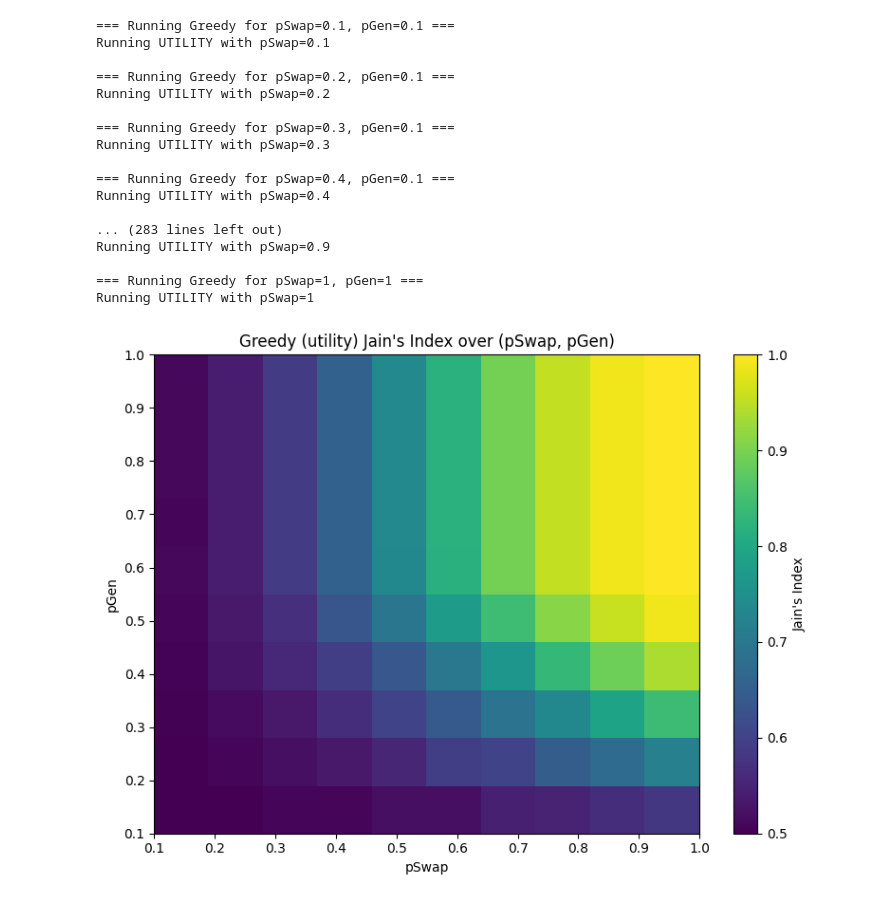
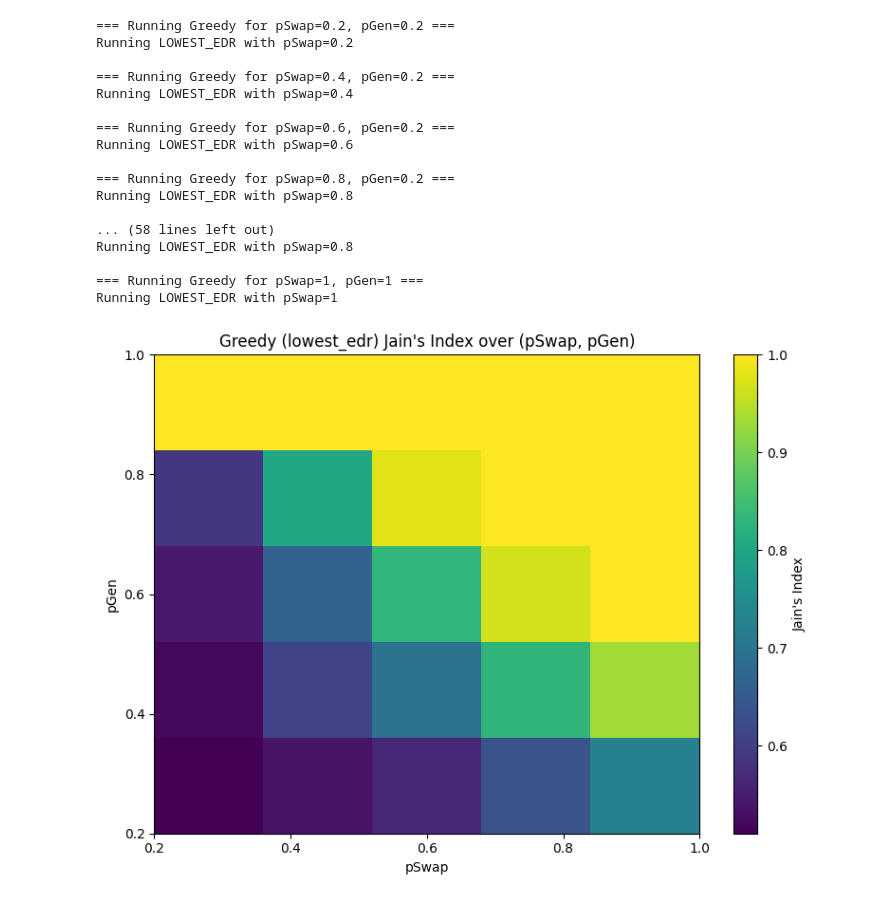
Before and after one commit to Berat03/quantumScheduling, a Jupyter notebook: new/greedy.ipynb, the cells around one changed output. Cells and saved outputs as stored; diff of their text form; code cells hidden in the pictures.

```diff
--- a/new/greedy.ipynb
+++ b/new/greedy.ipynb
@@ -469,12 +497,14 @@ AttributeError: 'float' object has no attribute 'upper'
 pSwap_values = [0.1, 0.2, 0.3, 0.4, 0.5, 0.6, 0.7, 0.8, 0.9, 1]
 pGen_values =[0.1, 0.2, 0.3, 0.4, 0.5, 0.6, 0.7, 0.8, 0.9, 1]
 
+pSwap_values = [0.2, 0.4, 0.6, 0.8, 1]
+pGen_values =[0.2, 0.4, 0.6, 0.8, 1]
 pSwap = 0.6
 pGen = 0.6
 maxAge = 3
 
 num_steps = 50_000
-policy = 'utility'   # 'utility', 'random', 'lowest_edr', etc.
+policy = 'lowest_edr'   # 'utility', 'random', 'lowest_edr', etc.
 seed = 30
 random.seed(seed)
 np.random.seed(seed)
@@ -521,42 +551,42 @@ plt.colorbar(label="Jain's Index")
 plt.xlabel('pSwap')
 plt.ylabel('pGen')
 plt.title(f"Greedy ({policy}) Jain's Index over (pSwap, pGen)")
 plt.xticks(pSwap_values)
 plt.yticks(pGen_values)
 plt.grid(False)
 plt.tight_layout()
 plt.show()
 
 # (2) EDR Sum (Throughput) Heatmap
 plt.figure(figsize=(8,6))
 plt.imshow(edr_matrix, origin='lower', cmap='plasma',
            extent=[min(pSwap_values), max(pSwap_values), min(pGen_values), max(pGen_values)],
            aspect='auto')
 plt.colorbar(label="Sum EDR (Throughput)")
 plt.xlabel('pSwap')
 plt.ylabel('pGen')
 plt.title(f"Greedy ({policy}) Throughput over (pSwap, pGen)")
 plt.xticks(pSwap_values)
 plt.yticks(pGen_values)
 plt.grid(False)
 plt.tight_layout()
 plt.show()
 # %% [output]
-=== Running Greedy for pSwap=0.1, pGen=0.1 ===
-Running UTILITY with pSwap=0.1
+=== Running Greedy for pSwap=0.2, pGen=0.2 ===
+Running LOWEST_EDR with pSwap=0.2
 
-=== Running Greedy for pSwap=0.2, pGen=0.1 ===
-Running UTILITY with pSwap=0.2
+=== Running Greedy for pSwap=0.4, pGen=0.2 ===
+Running LOWEST_EDR with pSwap=0.4
 
-=== Running Greedy for pSwap=0.3, pGen=0.1 ===
-Running UTILITY with pSwap=0.3
+=== Running Greedy for pSwap=0.6, pGen=0.2 ===
+Running LOWEST_EDR with pSwap=0.6
 
-=== Running Greedy for pSwap=0.4, pGen=0.1 ===
-Running UTILITY with pSwap=0.4
+=== Running Greedy for pSwap=0.8, pGen=0.2 ===
+Running LOWEST_EDR with pSwap=0.8
 
-... (283 lines left out)
-Running UTILITY with pSwap=0.9
+... (58 lines left out)
+Running LOWEST_EDR with pSwap=0.8
 
 === Running Greedy for pSwap=1, pGen=1 ===
-Running UTILITY with pSwap=1
+Running LOWEST_EDR with pSwap=1
-[figure, old version]
+[figure, new version]
```
Also changed, not shown: parts of 14 cells of this notebook, 4 other files.
